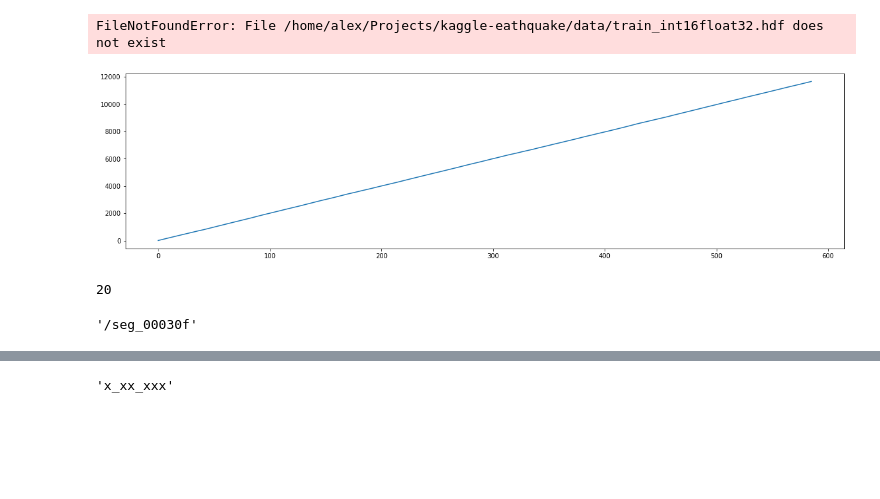
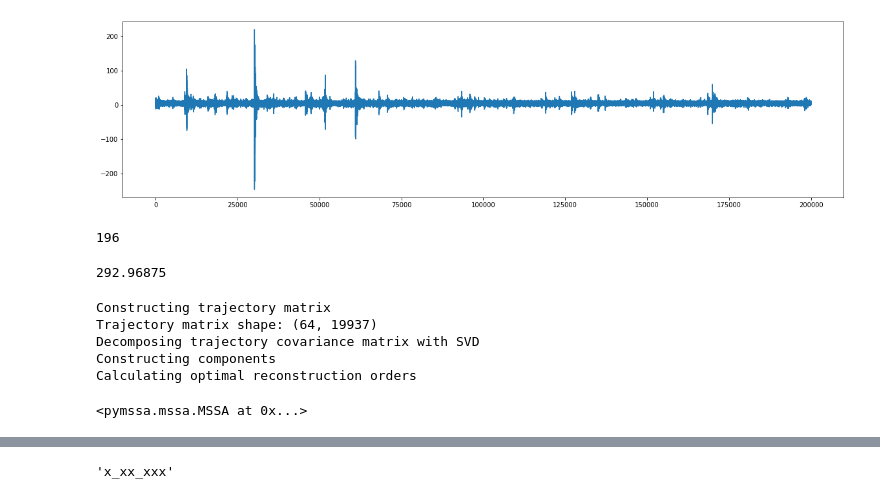
Before and after one commit to viktorsapozhok/earthquake-prediction, a Jupyter notebook: notebooks/test.ipynb, the cells around one changed output, grey strips where cells are left out. Cells and saved outputs as stored; diff of their text form; code cells hidden in the pictures; blank space fills up the shorter version.

```diff
--- a/notebooks/test.ipynb
+++ b/notebooks/test.ipynb
@@ -130,8 +171,6 @@ np.mean(np.abs(res['y'].values - res['y_hat'].values))
 # %%
-d=pd.read_hdf('/home/alex/Projects/kaggle-eathquake/data/train_int16float32.hdf', start=0, stop=6e6)
+d=pd.read_hdf('/home/alex/Projects/kaggle-eathquake/data/train_int16float32.hdf', start=6000000, stop=6150000)
 x = d['acoustic_data'].values.astype('float32')
-# %% [output]
-FileNotFoundError: File /home/alex/Projects/kaggle-eathquake/data/train_int16float32.hdf does not exist
 # %%
 mfcc = librosa.feature.mfcc(y=x)
 # %%
@@ -151,10 +194,26 @@ tempo, beats = librosa.beat.beat_track(y=x)
+# %%
+lowcut=500
+highcut=1250
+order=5
+fs=7000
+d=pd.read_hdf('/home/alex/Projects/kaggle-eathquake/data/train_int16float32.hdf',
+              start=4700000, stop=4900000)
+x = d['acoustic_data'].values.astype('float32')
+nyq = 0.5 * fs
+low = lowcut / nyq
+high = highcut / nyq
+b, a = signal.butter(order, [low, high], btype='band')
+y = signal.lfilter(b, a, x)
+mfcc = librosa.feature.mfcc(y=y)
+mfccx = librosa.feature.mfcc(y=x)
 # %%
 plt.figure(figsize=(20,5))
-plt.plot(beats)
+plt.plot(x)
+#plt.plot(y)
 plt.show()
 # %% [output]
-[figure, old version]
+[figure, new version]
 # %%
-len(mfcc)
+len(s)
 # %% [output]
-20
+196
@@ -163,4 +220,21 @@ keys=store.keys()
-# %%
-keys[0]
-# %% [output]
-'/seg_00030f'
+# %%
+150000/512
+# %% [output]
+292.96875
+# %%
+import numpy as np
+import matplotlib.pyplot as plt
+import pandas as pd
+from pymssa import MSSA
+d=pd.read_hdf('/home/alex/Projects/kaggle-eathquake/data/train_int16float32.hdf', start=0, stop=20000)
+x = d['acoustic_data'].values.astype('float32')
+x -= np.mean(x)
+mssa = MSSA(n_components=15, window_size=64, verbose=True)
+mssa.fit(x)
+# %% [output]
+Constructing trajectory matrix
+Trajectory matrix shape: (64, 19937)
+Decomposing trajectory covariance matrix with SVD
+Constructing components
+Calculating optimal reconstruction orders
+<pymssa.mssa.MSSA at 0x...>
```
Also changed, not shown: parts of 37 cells of this notebook, 14 other files.
